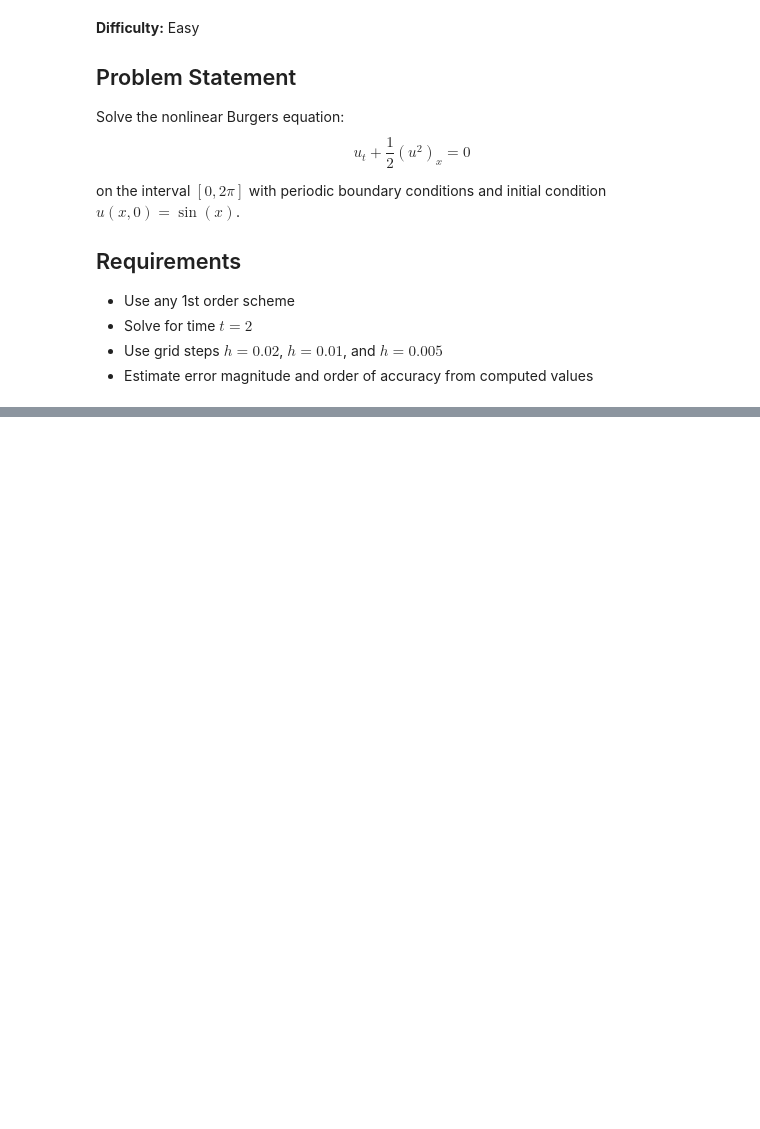
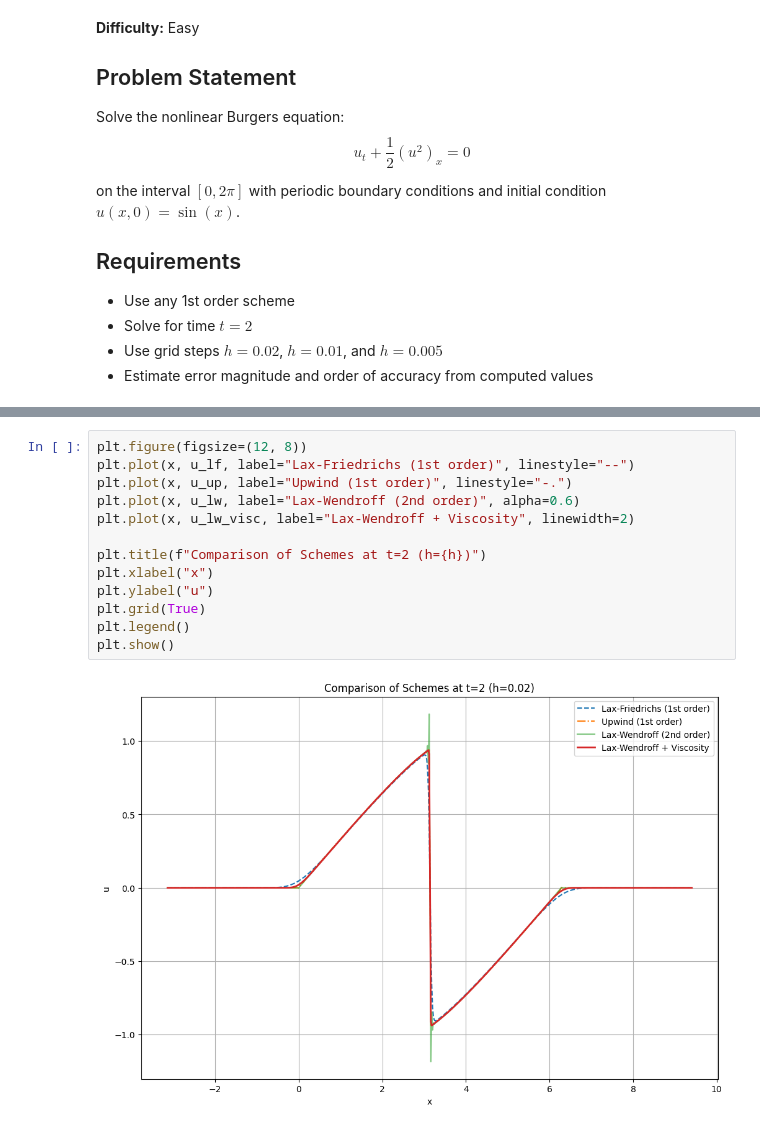
Before and after one commit to Vybornak2/finite_volume_method_1, a Jupyter notebook: tasks/task_02/solution.ipynb, the cells around one changed output, grey strips where cells are left out. Drawn from its saved outputs; the diff is of its cells as text; blank space fills up the shorter version.

```diff
--- a/tasks/task_02/solution.ipynb
+++ b/tasks/task_02/solution.ipynb
@@ -37,0 +171,15 @@ main()
+# %%
+plt.figure(figsize=(12, 8))
+plt.plot(x, u_lf, label="Lax-Friedrichs (1st order)", linestyle="--")
+plt.plot(x, u_up, label="Upwind (1st order)", linestyle="-.")
+plt.plot(x, u_lw, label="Lax-Wendroff (2nd order)", alpha=0.6)
+plt.plot(x, u_lw_visc, label="Lax-Wendroff + Viscosity", linewidth=2)
+
+plt.title(f"Comparison of Schemes at t=2 (h={h})")
+plt.xlabel("x")
+plt.ylabel("u")
+plt.grid(True)
+plt.legend()
+plt.show()
+# %% [output]
+[figure, added]
```
Also changed, not shown: parts of 13 cells of this notebook, 1 other file.
